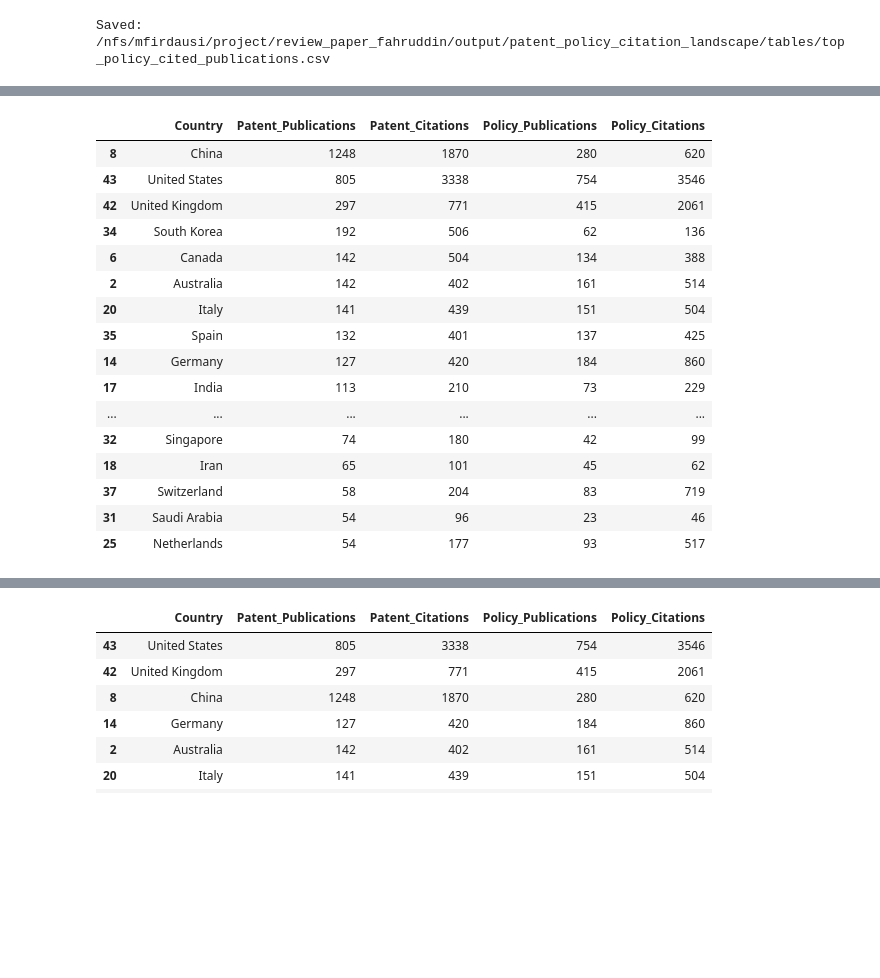
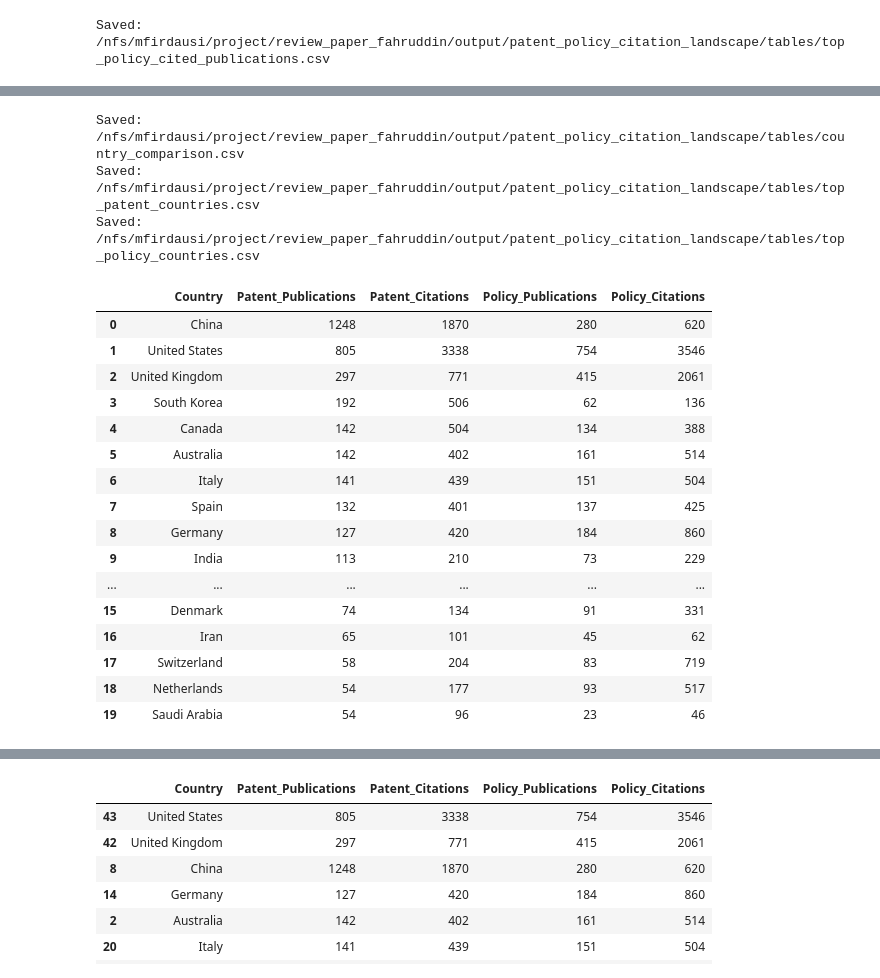
Before and after one commit to mdzalfirdausi/review_paper_fahruddin, a Jupyter notebook: notebooks/6.patent_policy_citation_landscape.ipynb, the cells around one changed output, grey strips where cells are left out. Saved outputs shown, nothing was run; the diff lists cells and outputs as text; code cells hidden in the pictures; blank space fills up the shorter version.

```diff
--- a/notebooks/6.patent_policy_citation_landscape.ipynb
+++ b/notebooks/6.patent_policy_citation_landscape.ipynb
@@ -2477,49 +2522,83 @@ country_comparison = (
         how="outer",
     )
     .fillna(0)
 )
 
 
 for column in [
     "Patent_Publications",
     "Patent_Citations",
     "Policy_Publications",
     "Policy_Citations",
 ]:
 
     country_comparison[
         column
     ] = (
         country_comparison[
             column
         ]
         .astype(int)
     )
 
 
-display(
+# ---------------------------------------------------------
+# Leading countries in each citation pathway
+# ---------------------------------------------------------
+
+top_patent_countries = (
     country_comparison
     .sort_values(
-        "Patent_Publications",
-        ascending=False,
+        ["Patent_Publications", "Patent_Citations", "Country"],
+        ascending=[False, False, True],
     )
     .head(20)
+    .reset_index(drop=True)
 )
+
+top_policy_countries = (
+    country_comparison
+    .sort_values(
+        ["Policy_Publications", "Policy_Citations", "Country"],
+        ascending=[False, False, True],
+    )
+    .head(20)
+    .reset_index(drop=True)
+)
+
+# ---------------------------------------------------------
+# Save country tables
+# ---------------------------------------------------------
+
+for filename, table in {
+    "country_comparison.csv": country_comparison,
+    "top_patent_countries.csv": top_patent_countries,
+    "top_policy_countries.csv": top_policy_countries,
+}.items():
+    file_path = TABLE_DIR / filename
+    table.to_csv(file_path, index=False)
+    print("Saved:", file_path)
+
+display(top_patent_countries)
+display(top_policy_countries)
 # %% [output]
+Saved: /nfs/mfirdausi/project/review_paper_fahruddin/output/patent_policy_citation_landscape/tables/country_comparison.csv
+Saved: /nfs/mfirdausi/project/review_paper_fahruddin/output/patent_policy_citation_landscape/tables/top_patent_countries.csv
+Saved: /nfs/mfirdausi/project/review_paper_fahruddin/output/patent_policy_citation_landscape/tables/top_policy_countries.csv
 |  | Country | Patent_Publications | Patent_Citations | Policy_Publications | Policy_Citations |
-| 8 | China | 1248 | 1870 | 280 | 620 |
-| 43 | United States | 805 | 3338 | 754 | 3546 |
-| 42 | United Kingdom | 297 | 771 | 415 | 2061 |
-| 34 | South Korea | 192 | 506 | 62 | 136 |
-| 6 | Canada | 142 | 504 | 134 | 388 |
-| 2 | Australia | 142 | 402 | 161 | 514 |
-| 20 | Italy | 141 | 439 | 151 | 504 |
-| 35 | Spain | 132 | 401 | 137 | 425 |
-| 14 | Germany | 127 | 420 | 184 | 860 |
-| 17 | India | 113 | 210 | 73 | 229 |
+| 0 | China | 1248 | 1870 | 280 | 620 |
+| 1 | United States | 805 | 3338 | 754 | 3546 |
+| 2 | United Kingdom | 297 | 771 | 415 | 2061 |
+| 3 | South Korea | 192 | 506 | 62 | 136 |
+| 4 | Canada | 142 | 504 | 134 | 388 |
+| 5 | Australia | 142 | 402 | 161 | 514 |
+| 6 | Italy | 141 | 439 | 151 | 504 |
+| 7 | Spain | 132 | 401 | 137 | 425 |
+| 8 | Germany | 127 | 420 | 184 | 860 |
+| 9 | India | 113 | 210 | 73 | 229 |
 | ... | ... | ... | ... | ... | ... |
-| 32 | Singapore | 74 | 180 | 42 | 99 |
-| 18 | Iran | 65 | 101 | 45 | 62 |
-| 37 | Switzerland | 58 | 204 | 83 | 719 |
-| 31 | Saudi Arabia | 54 | 96 | 23 | 46 |
-| 25 | Netherlands | 54 | 177 | 93 | 517 |
+| 15 | Denmark | 74 | 134 | 91 | 331 |
+| 16 | Iran | 65 | 101 | 45 | 62 |
+| 17 | Switzerland | 58 | 204 | 83 | 719 |
+| 18 | Netherlands | 54 | 177 | 93 | 517 |
+| 19 | Saudi Arabia | 54 | 96 | 23 | 46 |
```
Also changed, not shown: parts of 3 cells of this notebook, 11 other files.
